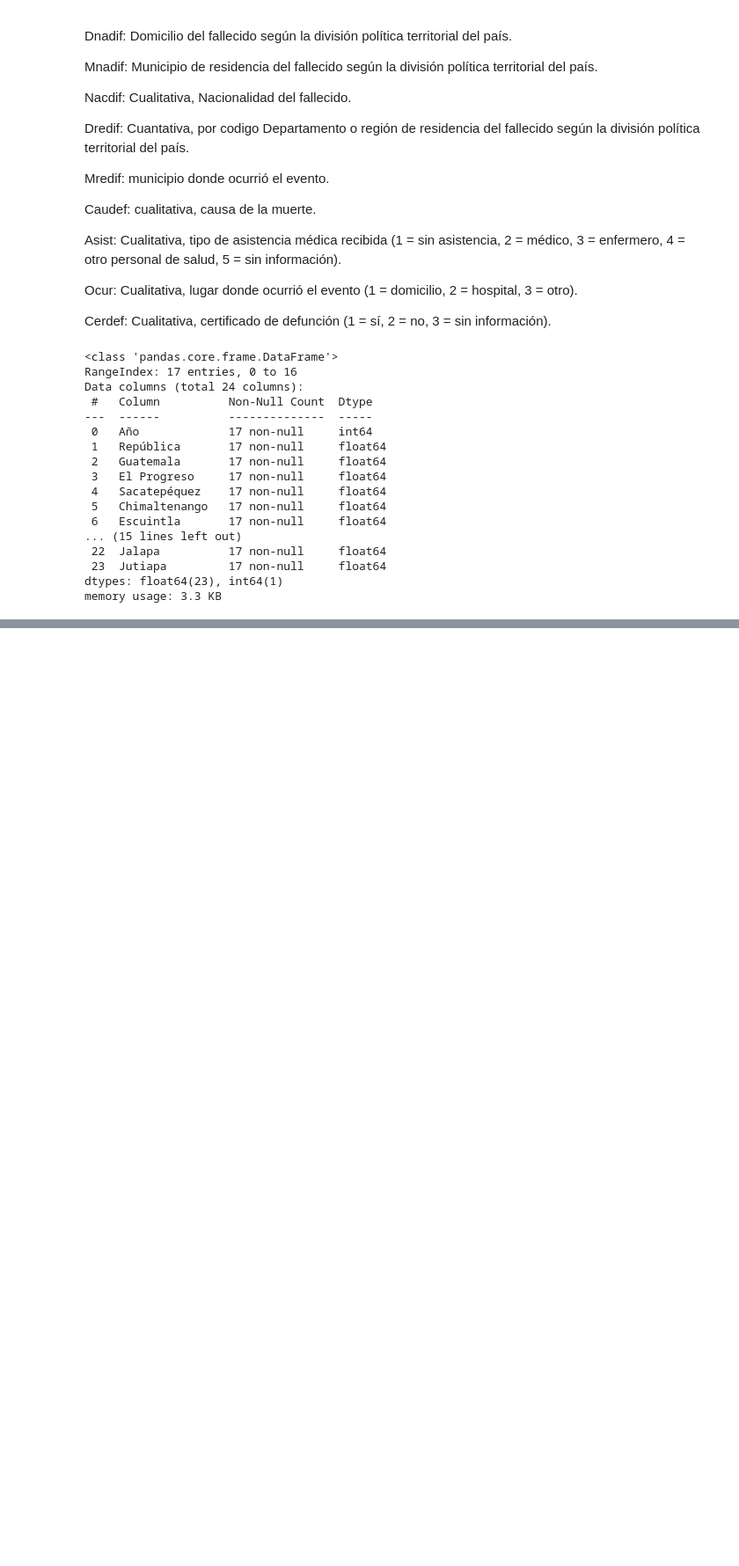
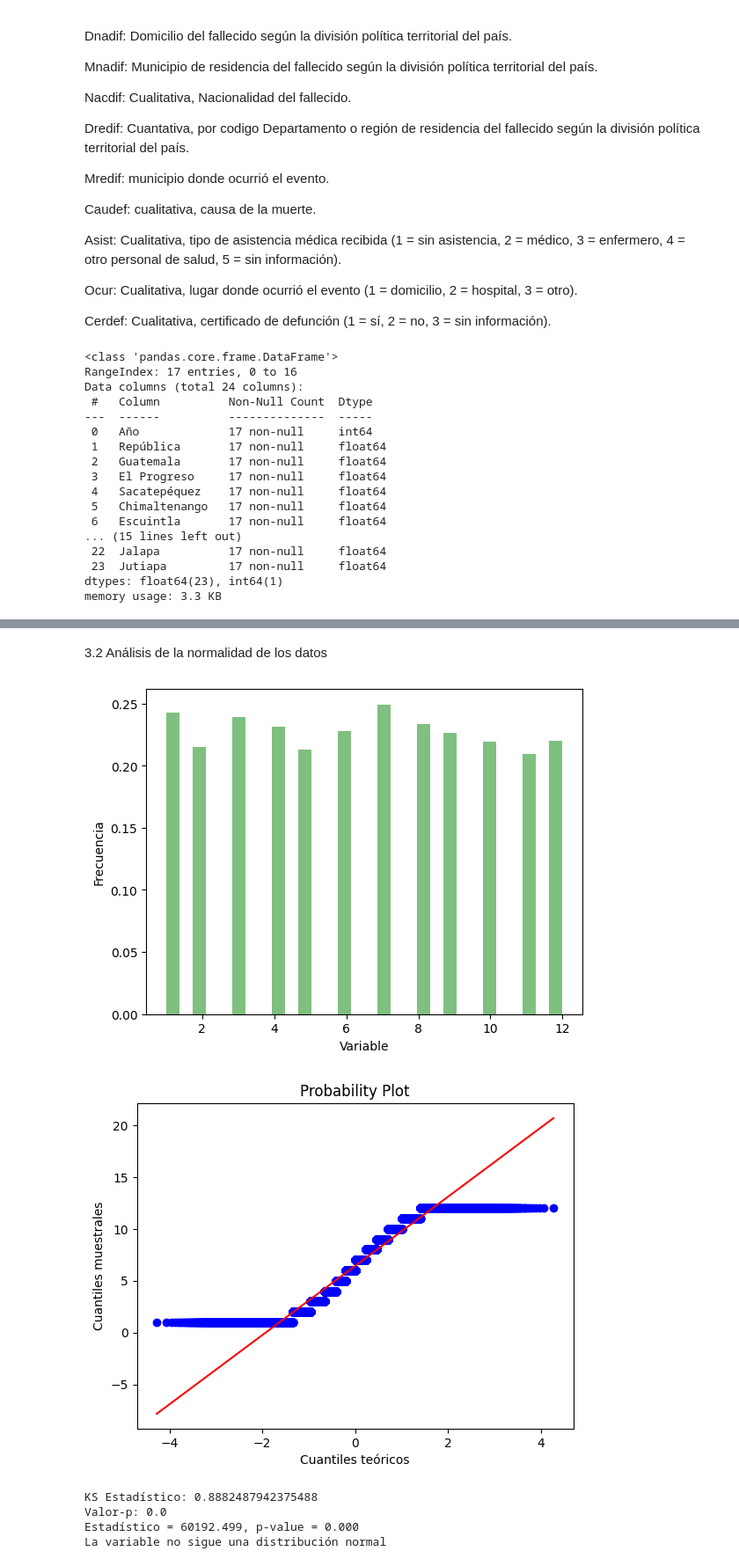
Before and after one commit to cayomol01/Proyecto1MD, a Jupyter notebook: proyecto.ipynb, the cells around one changed output, grey strips where cells are left out. Shown at 88% size. Drawn from its saved outputs; the diff is of its cells as text; code cells hidden in the pictures; blank space fills up the shorter version.

Commit message:
Update pruebas de normalidad

```diff
--- a/proyecto.ipynb
+++ b/proyecto.ipynb
@@ -150,0 +191,48 @@ plt.show()
+# %% [markdown]
+3.2 Análisis de la normalidad de los datos
+# %%
+#importamos librerías
+
+import numpy as np
+from scipy.stats import norm, probplot, kstest
+import matplotlib.pyplot as plt
+from scipy.stats import normaltest
+import pandas as pd
+
+
+
+
+#Analisis de datos Mesreg
+
+plt.hist(defunciones['Mesreg'], bins=30, density=True, alpha=0.5, color='g')
+plt.xlabel('Variable')
+plt.ylabel('Frecuencia')
+plt.show()
+
+# QQ-Plot
+probplot(defunciones['Mesreg'], dist=norm, plot=plt)
+plt.xlabel('Cuantiles teóricos')
+plt.ylabel('Cuantiles muestrales')
+plt.show()
+
+# Test de Lilliefors
+ks_stat, p_val = kstest(defunciones['Mesreg'], 'norm')
+print('KS Estadístico:', ks_stat)
+print('Valor-p:', p_val)
+
+# analizar la variable Edadif
+stat, p = normaltest(defunciones['Mesreg'])
+
+# imprimir los resultados
+print('Estadístico = %.3f, p-value = %.3f' % (stat, p))
+if p > 0.05:
+    print('La variable sigue una distribución normal')
+else:
+    print('La variable no sigue una distribución normal')
+# %% [output]
+[figure, added]
+[figure, added]
+KS Estadístico: 0.8882487942375488
+Valor-p: 0.0
+Estadístico = 60192.499, p-value = 0.000
+La variable no sigue una distribución normal
```
Also changed, not shown: parts of 19 cells of this notebook.
